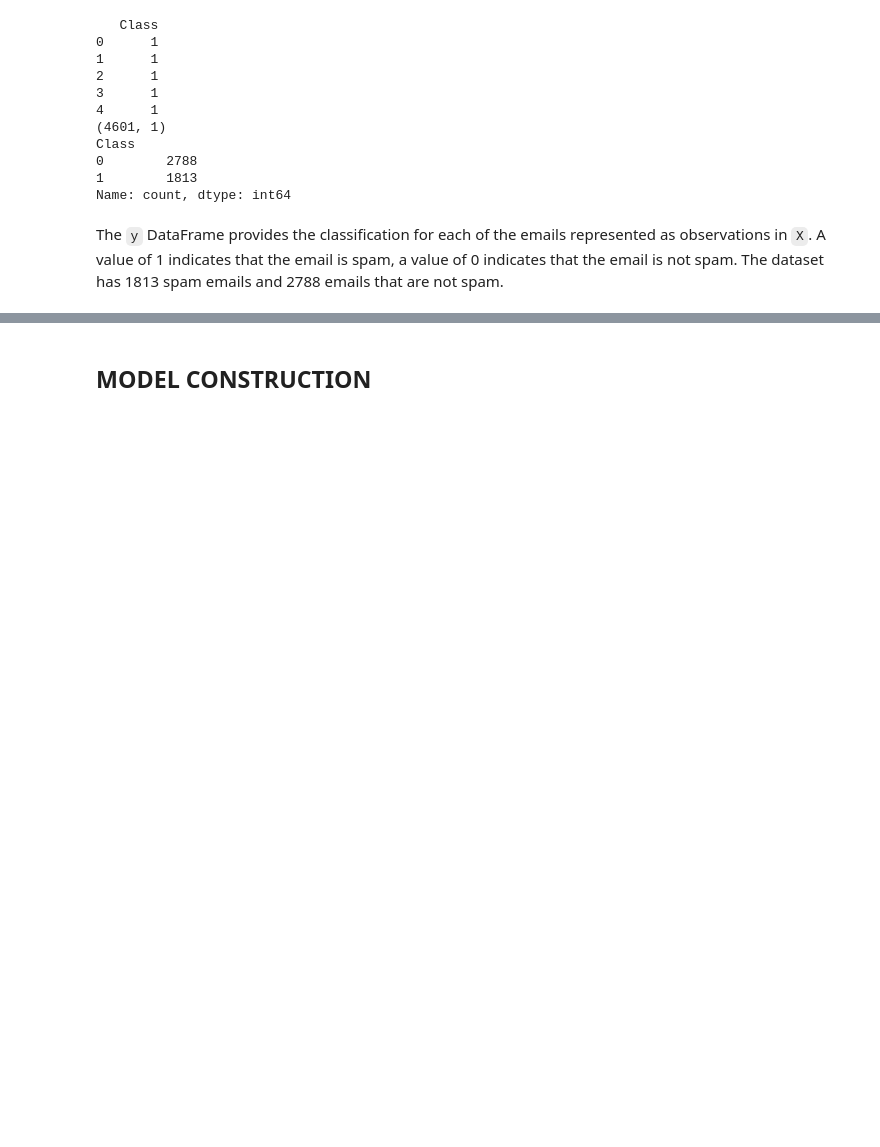
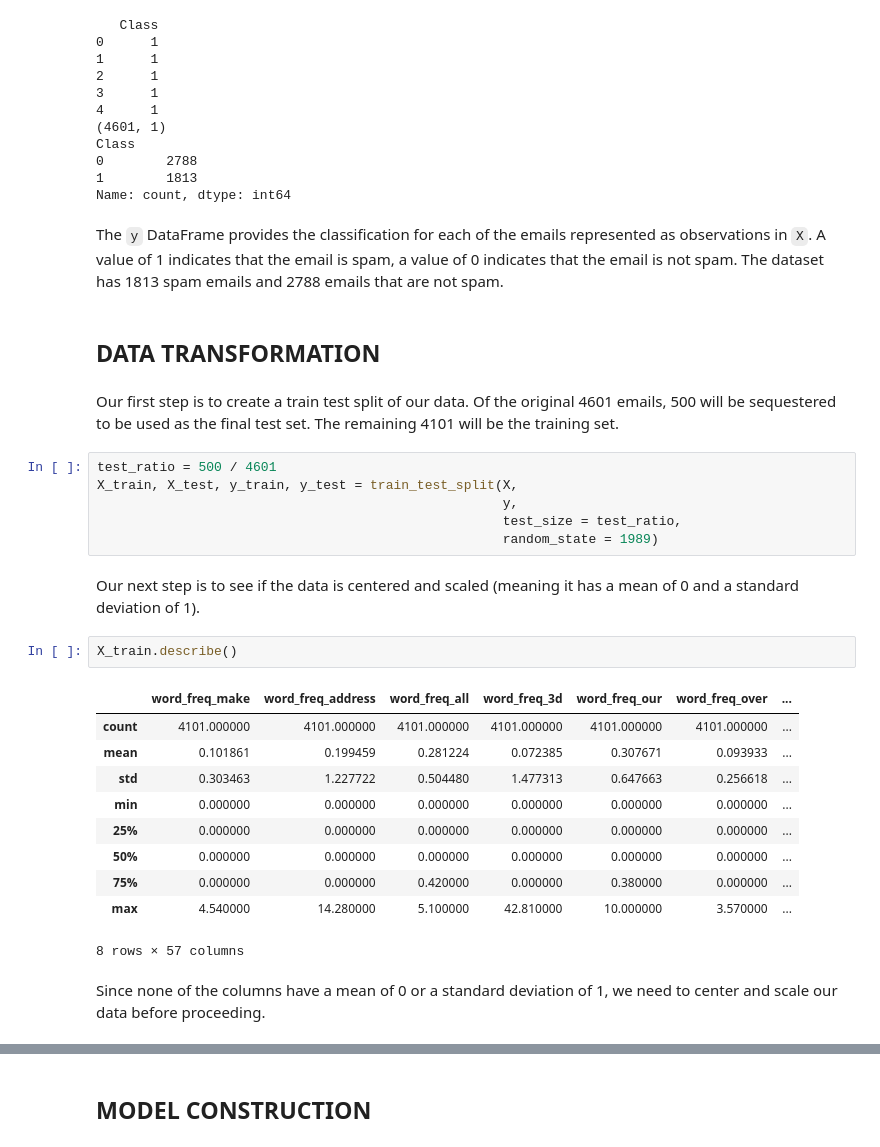
Before and after one commit to Marley-Myrianthopoulos/cunysps_data620, a Jupyter notebook: homework/620_hw6/620_hw6.ipynb, the cells around one changed output, grey strips where cells are left out. Drawn from its saved outputs; the diff is of its cells as text; blank space fills up the shorter version.

```diff
--- a/homework/620_hw6/620_hw6.ipynb
+++ b/homework/620_hw6/620_hw6.ipynb
@@ -99,3 +104,30 @@ Class
 Name: count, dtype: int64
 # %% [markdown]
 The `y` DataFrame provides the classification for each of the emails represented as observations in `X`. A value of 1 indicates that the email is spam, a value of 0 indicates that the email is not spam. The dataset has 1813 spam emails and 2788 emails that are not spam.
+# %% [markdown]
+## DATA TRANSFORMATION
+# %% [markdown]
+Our first step is to create a train test split of our data. Of the original 4601 emails, 500 will be sequestered to be used as the final test set. The remaining 4101 will be the training set.
+# %%
+test_ratio = 500 / 4601
+X_train, X_test, y_train, y_test = train_test_split(X,
+                                                    y,
+                                                    test_size = test_ratio,
+                                                    random_state = 1989)
+# %% [markdown]
+Our next step is to see if the data is centered and scaled (meaning it has a mean of 0 and a standard deviation of 1).
+# %%
+X_train.describe()
+# %% [output]
+|  | word_freq_make | word_freq_address | word_freq_all | word_freq_3d | word_freq_our | word_freq_over | ... |
+| count | 4101.000000 | 4101.000000 | 4101.000000 | 4101.000000 | 4101.000000 | 4101.000000 | ... |
+| mean | 0.101861 | 0.199459 | 0.281224 | 0.072385 | 0.307671 | 0.093933 | ... |
+| std | 0.303463 | 1.227722 | 0.504480 | 1.477313 | 0.647663 | 0.256618 | ... |
+| min | 0.000000 | 0.000000 | 0.000000 | 0.000000 | 0.000000 | 0.000000 | ... |
+| 25% | 0.000000 | 0.000000 | 0.000000 | 0.000000 | 0.000000 | 0.000000 | ... |
+| 50% | 0.000000 | 0.000000 | 0.000000 | 0.000000 | 0.000000 | 0.000000 | ... |
+| 75% | 0.000000 | 0.000000 | 0.420000 | 0.000000 | 0.380000 | 0.000000 | ... |
+| max | 4.540000 | 14.280000 | 5.100000 | 42.810000 | 10.000000 | 3.570000 | ... |
+8 rows × 57 columns
+# %% [markdown]
+Since none of the columns have a mean of 0 or a standard deviation of 1, we need to center and scale our data before proceeding.
```
Also changed, not shown: parts of 10 cells of this notebook.
